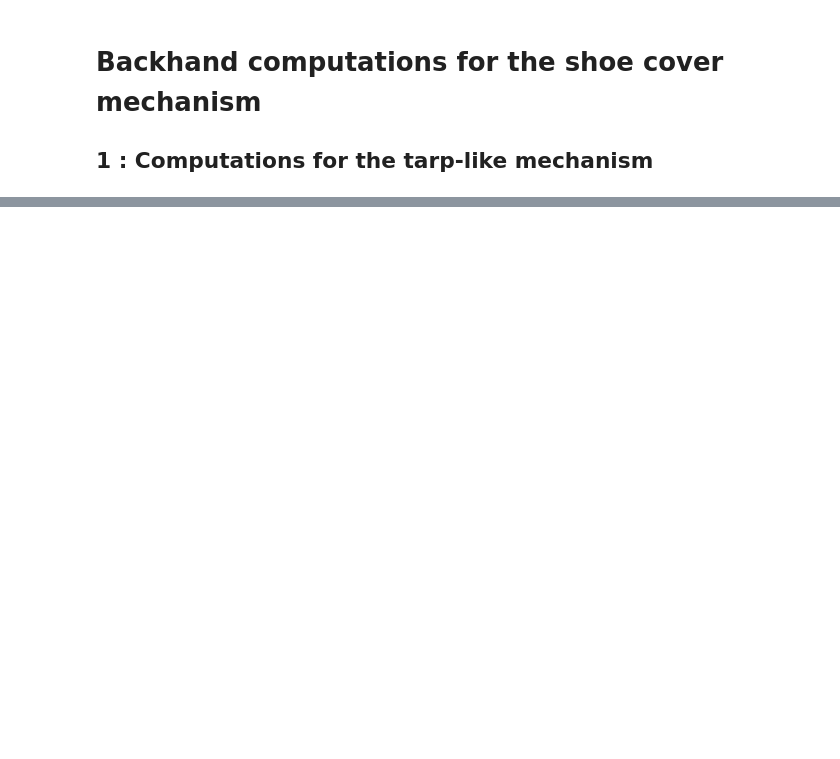
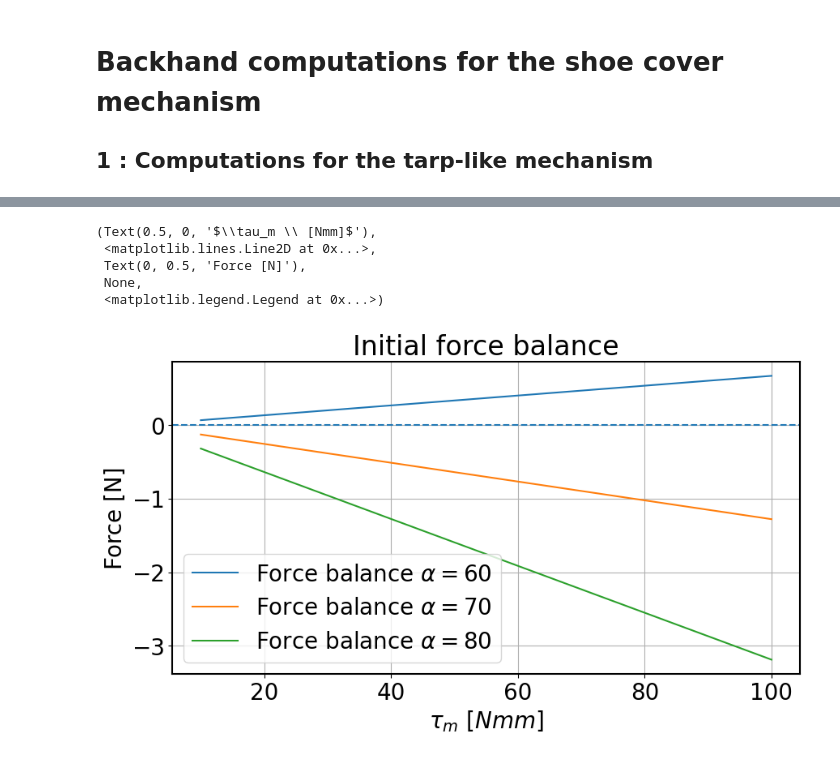
Before and after one commit to CedricFont/MPDD, a Jupyter notebook: Backhand_computations.ipynb, the cells around one changed output, grey strips where cells are left out. Cells and saved outputs as stored; diff of their text form; code cells hidden in the pictures; blank space fills up the shorter version.

Commit message:
Friction

```diff
--- a/Backhand_computations.ipynb
+++ b/Backhand_computations.ipynb
@@ -38,0 +59,29 @@ plt.xlabel(r'$\alpha$'), plt.axhline(linestyle='dashed'), plt.ylabel('Force [N]'
+# %%
+# Motor torque
+Tau_m = np.array([10,30,50,70,100]) # [Nmm]
+R = 10 # [mm]
+F_m = Tau_m*R
+alpha = np.array([60,70,80]) # [degrees]
+
+# Forces
+N = lambda alpha, F_motor: F_motor*np.sin(np.deg2rad(alpha)) # Normal force
+Tau = lambda alpha, F_motor: F_motor*np.cos(np.deg2rad(alpha)) # Tangential force
+Ff = lambda mu, N: -mu*N # Frictional force
+
+# Force balance
+balance08 = np.empty(shape=[len(alpha),len(Tau_m)])
+for i in range(len(alpha)):
+    balance08[i,:] = Tau(alpha[i],Tau_m/R) + Ff(.5,N(alpha[i],Tau_m/R))
+
+plt.rcParams['font.size'] = 20
+plt.figure(figsize=[10,5]), plt.title('Initial force balance')
+for i in range(len(alpha)):
+    plt.plot(Tau_m,balance08[i,:], label=r'Force balance $\alpha = $'+str(alpha[i]))
+plt.xlabel(r'$\tau_m \ [Nmm]$'), plt.axhline(linestyle='dashed'), plt.ylabel('Force [N]'), plt.grid(), plt.legend()
+# %% [output]
+(Text(0.5, 0, '$\\tau_m \\ [Nmm]$'),
+ <matplotlib.lines.Line2D at 0x...>,
+ Text(0, 0.5, 'Force [N]'),
+ None,
+ <matplotlib.legend.Legend at 0x...>)
+[figure, added]
```
Also changed, not shown: parts of 7 cells of this notebook.
